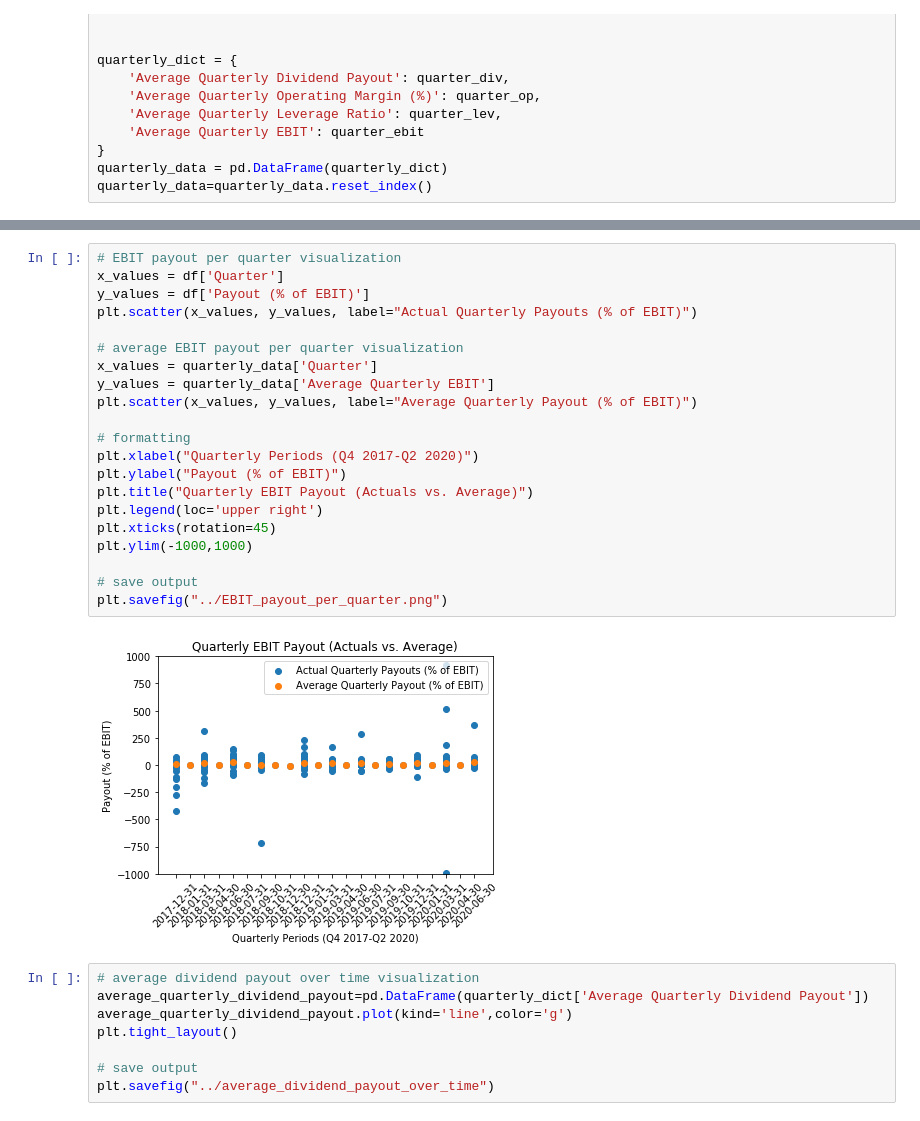
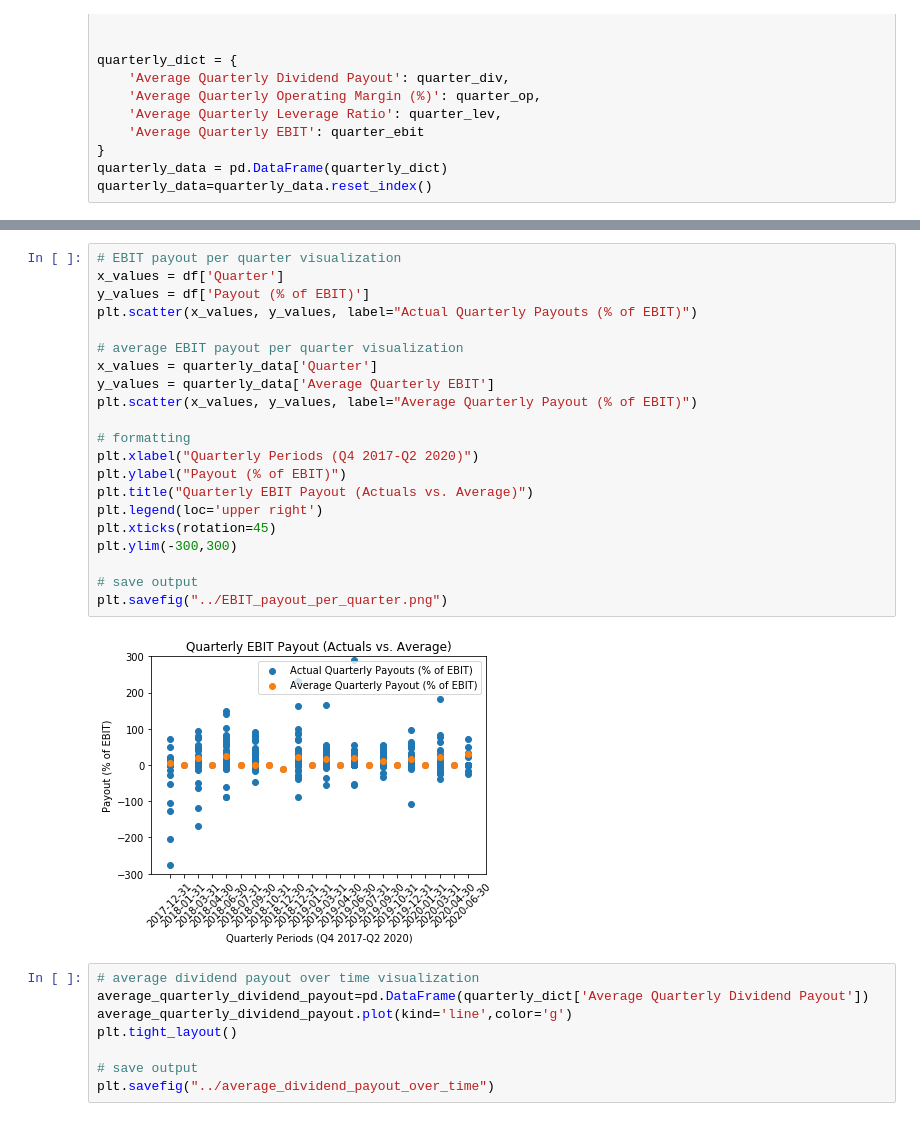
Before and after one commit to dsc55704973/project_one, a Jupyter notebook: developer/Daniel Carrillo's Work/visualizations_.ipynb, the cells around one changed output, grey strips where cells are left out. Drawn from its saved outputs; the diff is of its cells as text.

```diff
--- a/developer/Daniel Carrillo's Work/visualizations_.ipynb
+++ b/developer/Daniel Carrillo's Work/visualizations_.ipynb
@@ -120,26 +121,26 @@ plt.savefig("../leverage_per_quarter.png")
 # %%
 # EBIT payout per quarter visualization
 x_values = df['Quarter']
 y_values = df['Payout (% of EBIT)']
 plt.scatter(x_values, y_values, label="Actual Quarterly Payouts (% of EBIT)")
 
 # average EBIT payout per quarter visualization
 x_values = quarterly_data['Quarter']
 y_values = quarterly_data['Average Quarterly EBIT']
 plt.scatter(x_values, y_values, label="Average Quarterly Payout (% of EBIT)")
 
 # formatting
 plt.xlabel("Quarterly Periods (Q4 2017-Q2 2020)")
 plt.ylabel("Payout (% of EBIT)")
 plt.title("Quarterly EBIT Payout (Actuals vs. Average)")
 plt.legend(loc='upper right')
 plt.xticks(rotation=45)
-plt.ylim(-1000,1000)
+plt.ylim(-300,300)
 
 # save output
 plt.savefig("../EBIT_payout_per_quarter.png")
 # %% [output]
-[figure, old version]
+[figure, new version]
 # %%
 # average dividend payout over time visualization
 average_quarterly_dividend_payout=pd.DataFrame(quarterly_dict['Average Quarterly Dividend Payout'])
```
Also changed, not shown: parts of 3 cells of this notebook, 4 other files.
